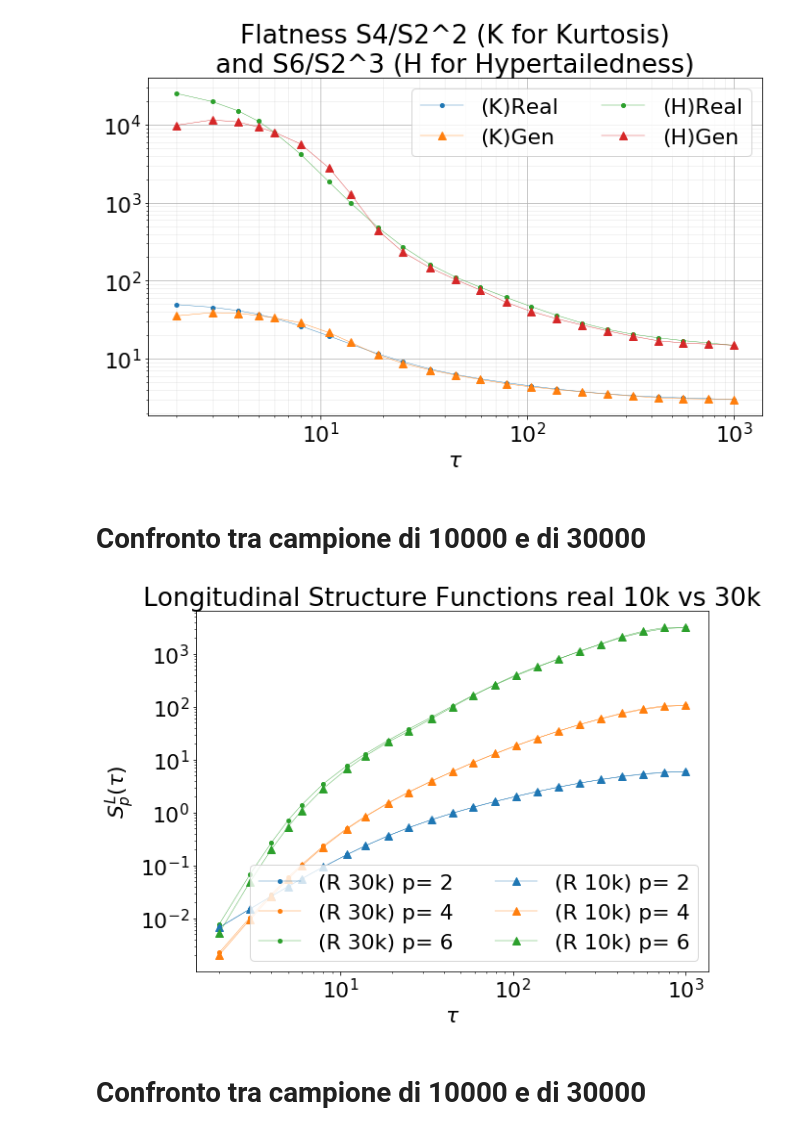
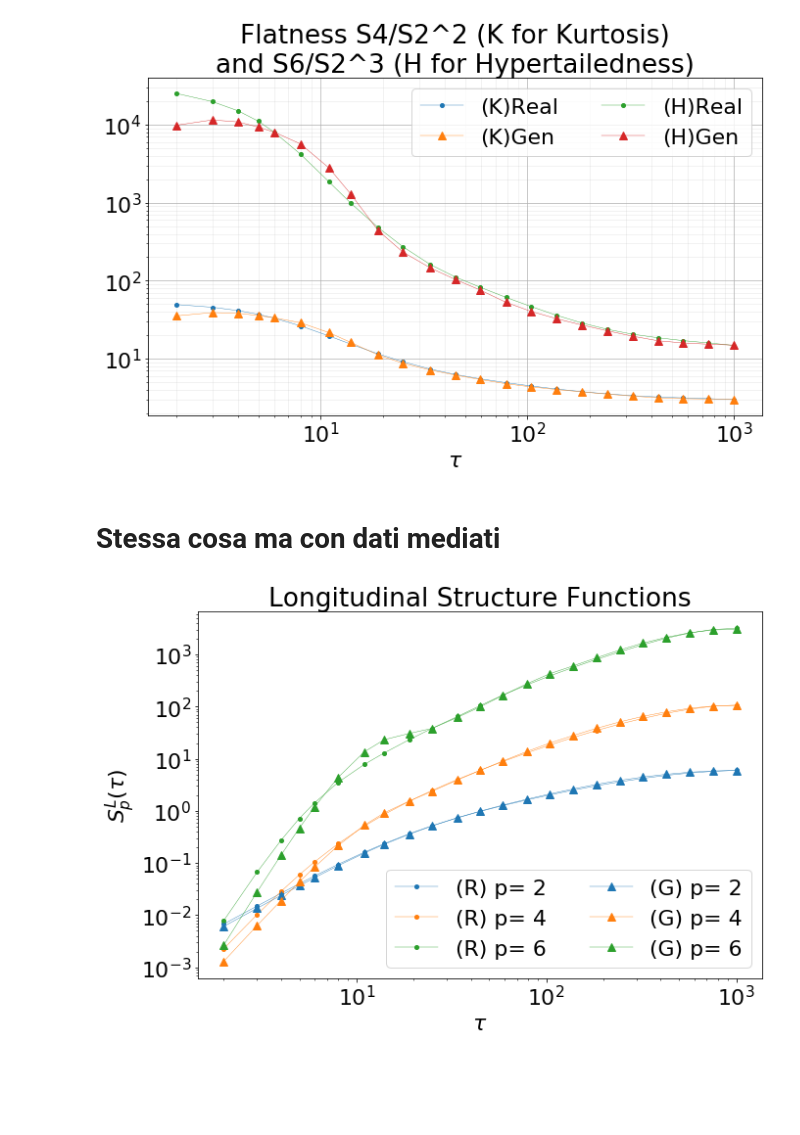
Before and after one commit to scarpma/lagrangian, a Jupyter notebook: pdf_plot.ipynb, the cells around one changed output. Drawn from its saved outputs; the diff is of its cells as text; code cells hidden in the pictures; blank space fills up the shorter version.

Commit message:
run 52 and wgangps

```diff
--- a/pdf_plot.ipynb
+++ b/pdf_plot.ipynb
@@ -391,10 +391,10 @@ plt.savefig('plots/pdf_vx-v0',fmt='png',dpi=100)
 # %%
 struct_real_more = np.loadtxt(f"data/struct_function_30000_part.dat")
 struct_real_less = np.loadtxt(f"data/struct_function_10000_part.dat")
-run = 49
-number = 12500
+run = 51
+number = 1750
 #struct_gen_less = np.loadtxt(f"data/struct_function_10000_part_gen_wgangp_{run}_{number}_.dat")
-struct_gen_more = np.load(f"data/struct_function_30000_part_gen_wgangp_{run}_{number}_.dat.npy")
+struct_gen_more = np.load(f"data/struct_function_300000_part_gen_{run}_{number}.npy")
 semidisp = (10.273698864467972-(-9.970374739869616))/2.
 
 import matplotlib.pyplot as plt
@@ -410,7 +410,8 @@ plt.xscale('log')
 for ii in range(1,4):
     plt.plot(struct_real_more[:,0],struct_real_more[:,ii],label="(R) p= "+str((ii)*2),marker='.',lw=0.4,ms=8, color='C'+str(ii-1))
 for ii in range(1,4):
-    plt.plot(struct_gen_more[:,0],struct_gen_more[:,ii]*semidisp**(ii*2),label="(G) p= "+str((ii)*2),marker='^',lw=0.4,ms=8, color='C'+str(ii-1))
+    #plt.plot(struct_gen_more[:,0],struct_gen_more[:,ii]*semidisp**(ii*2),label="(G) p= "+str((ii)*2),marker='^',lw=0.4,ms=8, color='C'+str(ii-1))
+    plt.plot(struct_gen_more[:,0],struct_gen_more[:,ii],label="(G) p= "+str((ii)*2),marker='^',lw=0.4,ms=8, color='C'+str(ii-1))
 plt.legend(ncol=2)
 plt.xlabel("$\\tau$")
 plt.ylabel('$S_p^L(\\tau)$')
@@ -469,38 +470,36 @@ plt.savefig(f"plots/wgangp_{run}/struct_func_flatness_comp_gen_{run}_{number}",f
 plt.show()
 # %% [output]
 [figure]
-# %% [markdown]
-# Confronto tra campione di 10000 e di 30000
+# %% [markdown]
+# Stessa cosa ma con dati mediati
 # %%
 struct_real_more = np.loadtxt(f"data/struct_function_30000_part.dat")
 struct_real_less = np.loadtxt(f"data/struct_function_10000_part.dat")
-run = 35
-number = 5500
+run = 51
+number = 1750
 #struct_gen_less = np.loadtxt(f"data/struct_function_10000_part_gen_wgangp_{run}_{number}_.dat")
-struct_gen_more = np.loadtxt(f"data/struct_function_30000_part_gen_wgangp_{run}_{number}_.dat")
+struct_gen_more = np.load(f"data/struct_function_30000_part_gen_{run}_{number}_media.npy")
 semidisp = (10.273698864467972-(-9.970374739869616))/2.
 
 import matplotlib.pyplot as plt
 import matplotlib as mpl
 mpl.rcParams.update({'font.size': 22})
 
 
 
 plt.figure(figsize=(10,7))
-plt.title("Longitudinal Structure Functions real 10k vs 30k")
+plt.title("Longitudinal Structure Functions")
 plt.yscale('log')
 plt.xscale('log')
 for ii in range(1,4):
-    plt.plot(struct_real_more[:,0],struct_real_more[:,ii],label="(R 30k) p= "+str((ii)*2),marker='.',lw=0.4,ms=8, color='C'+str(ii-1))
+    plt.plot(struct_real_more[:,0],struct_real_more[:,ii],label="(R) p= "+str((ii)*2),marker='.',lw=0.4,ms=8, color='C'+str(ii-1))
 for ii in range(1,4):
-    plt.plot(struct_real_less[:,0],struct_real_less[:,ii],label="(R 10k) p= "+str((ii)*2),marker='^',lw=0.4,ms=8, color='C'+str(ii-1))
+    plt.plot(struct_gen_more[:,0],struct_gen_more[:,ii],label="(G) p= "+str((ii)*2),marker='^',lw=0.4,ms=8, color='C'+str(ii-1))
 plt.legend(ncol=2)
 plt.xlabel("$\\tau$")
 plt.ylabel('$S_p^L(\\tau)$')
 plt.tight_layout()
-plt.savefig(f"plots/struct_func_real_comp",fmt="png",dpi=100)
+plt.savefig(f"plots/wgangp_{run}/struct_func_comp_gen_{run}_{number}_media",fmt="png",dpi=60)
 plt.show()
 # %% [output]
-[figure, old version]
+[figure, new version]
-# %% [markdown]
-# Confronto tra campione di 10000 e di 30000
```
Also changed, not shown: parts of 5 cells of this notebook, 43 other files.
